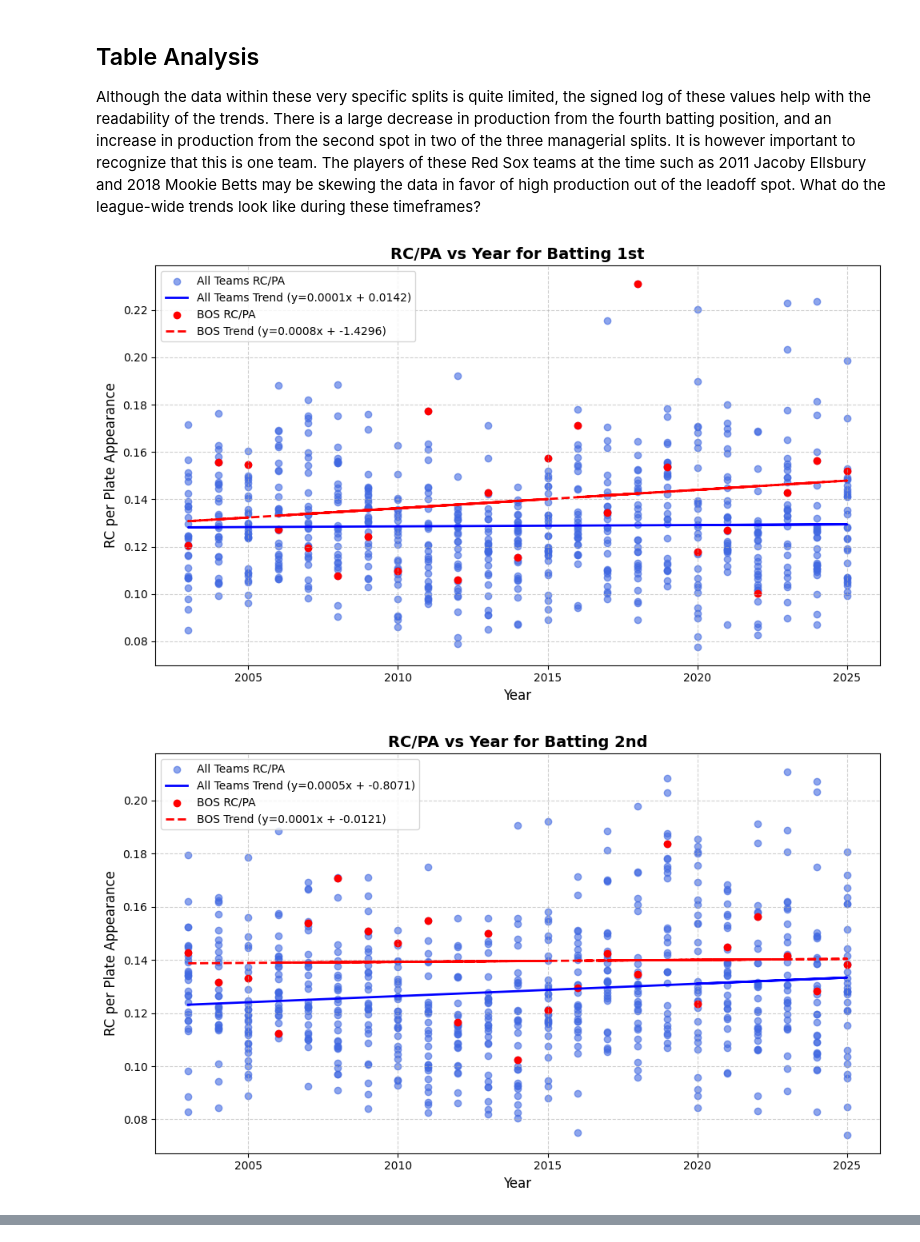
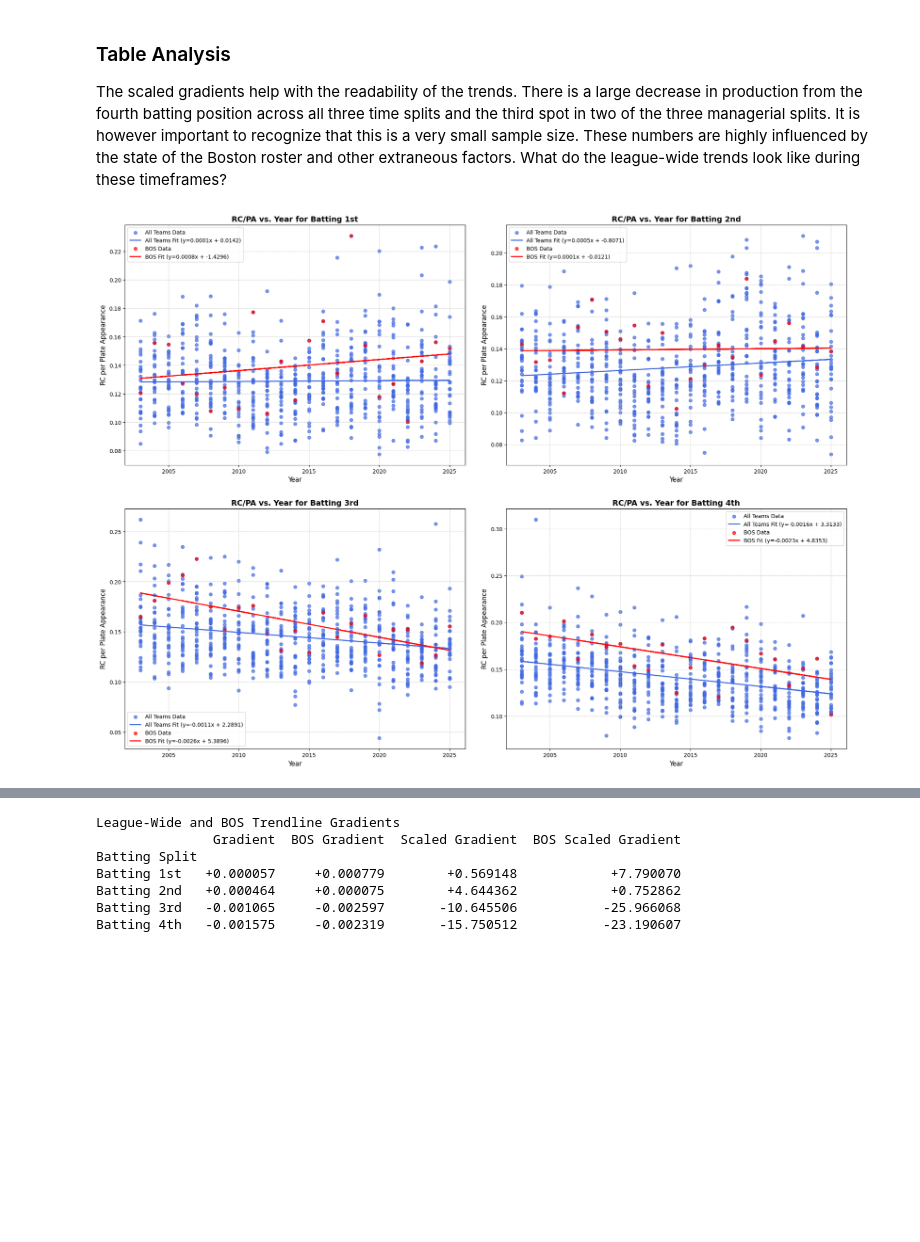
Before and after one commit to harlanljones/lineup-theory, a Jupyter notebook: notebook.ipynb, the cells around one changed output, grey strips where cells are left out. Saved outputs shown, nothing was run; the diff lists cells and outputs as text; code cells hidden in the pictures; blank space fills up the shorter version.

```diff
--- a/notebook.ipynb
+++ b/notebook.ipynb
@@ -46,4 +43,29 @@ def process_data(filepath):
     batting_df['Year'] = batting_df['Year'].astype(int)
 
     return batting_df
+# %%
+def _plot_subplot(ax: plt.Axes, data: pd.DataFrame, color: str, label_prefix: str) -> None:
+    """Generates and plots a scatter plot and a linear trendline on a given subplot.
+
+    This helper function takes a subset of data and plots the 'RC_per_PA' against
+    the 'Year'. It calculates the best-fit line using numpy's polyfit and adds both
+    the scatter points and the trendline to the provided matplotlib Axes object.
+
+    Args:
+        ax: The matplotlib Axes object on which to draw the plot.
+        data: A DataFrame containing the data to plot ('Year' and 'RC_per_PA').
+        color: The color to use for the scatter points and trendline.
+        label_prefix: A string to prefix the labels in the plot's legend.
+    """
+    if data.shape[0] < 2:
+        return
+
+    years = data['Year']
+    rc_per_pa = data['RC_per_PA']
+
+    slope, intercept = np.polyfit(years, rc_per_pa, 1)
+
+    ax.scatter(years, rc_per_pa, color=color, label=f'{label_prefix} Data', alpha=0.7)
+    ax.plot(years, slope * years + intercept, color=color, linewidth=2,
+            label=f'{label_prefix} Fit (y={slope:.4f}x + {intercept:.4f})')
 # %%
@@ -191,4 +215,3 @@ Batting 9th                             -0.000395                           -0.0
 # %% [markdown]
-## Table Analysis
-
-Although the data within these very specific splits is quite limited, the signed log of these values help with the readability of the trends. There is a large decrease in production from the fourth batting position, and an increase in production from the second spot in two of the three managerial splits. It is however important to recognize that this is one team. The players of these Red Sox teams at the time such as 2011 Jacoby Ellsbury and 2018 Mookie Betts may be skewing the data in favor of high production out of the leadoff spot. What do the league-wide trends look like during these timeframes?
+### Table Analysis
+The scaled gradients help with the readability of the trends. There is a large decrease in production from the fourth batting position across all three time splits and the third spot in two of the three managerial splits. It is however important to recognize that this is a very small sample size. These numbers are highly influenced by the state of the Boston roster and other extraneous factors. What do the league-wide trends look like during these timeframes?
@@ -248,21 +305,19 @@ def create_league_wide_plots(df):
 # %%
-file_names = [
+LEAGUE_FILE_PATHS = [
     "data/league-wide/bat_1st_2003_2005_splits.csv", "data/league-wide/bat_1st_2006_2025_splits.csv", "data/league-wide/bat_1st_2016_2025_splits.csv",
     "data/league-wide/bat_2nd_2003_2005_splits.csv", "data/league-wide/bat_2nd_2006_2015_splits.csv", "data/league-wide/bat_2nd_2016_2025_splits.csv",
     "data/league-wide/bat_3rd_2003_2005_splits.csv", "data/league-wide/bat_3rd_2006_2015_splits.csv", "data/league-wide/bat_3rd_2016_2025_splits.csv",
     "data/league-wide/bat_4th_2003_2005_splits.csv", "data/league-wide/bat_4th_2006_2015_splits.csv", "data/league-wide/bat_4th_2016_2025_splits.csv"
 ]
 
-processed_dfs = [process_data(name) for name in file_names]
-processed_dfs = [df for df in processed_dfs if df is not None]
+league_dataframes = [process_data(file) for file in LEAGUE_FILE_PATHS]
+league_dataframes = [df for df in league_dataframes if df is not None]
 
-if processed_dfs:
-    combined_df = pd.concat(processed_dfs, ignore_index=True)
+if league_dataframes:
+    combined_league_df = pd.concat(league_dataframes, ignore_index=True)
+    create_league_wide_plots(combined_league_df)
+    create_league_wide_tables(combined_league_df)
 else:
-    print("No data could be processed because the files were not found.")
-
-
-create_league_wide_plots(combined_df)
+    print("League-wide analysis could not be completed due to data processing errors.")
 # %% [output]
-[figure, old version]
+[figure, new version]
-[figure, removed]
@@ -270,0 +324,7 @@ create_league_wide_plots(combined_df)
+League-Wide and BOS Trendline Gradients
+               Gradient  BOS Gradient  Scaled Gradient  BOS Scaled Gradient
+Batting Split
+Batting 1st   +0.000057     +0.000779        +0.569148            +7.790070
+Batting 2nd   +0.000464     +0.000075        +4.644362            +0.752862
+Batting 3rd   -0.001065     -0.002597       -10.645506           -25.966068
+Batting 4th   -0.001575     -0.002319       -15.750512           -23.190607
```
Also changed, not shown: parts of 21 cells of this notebook.
